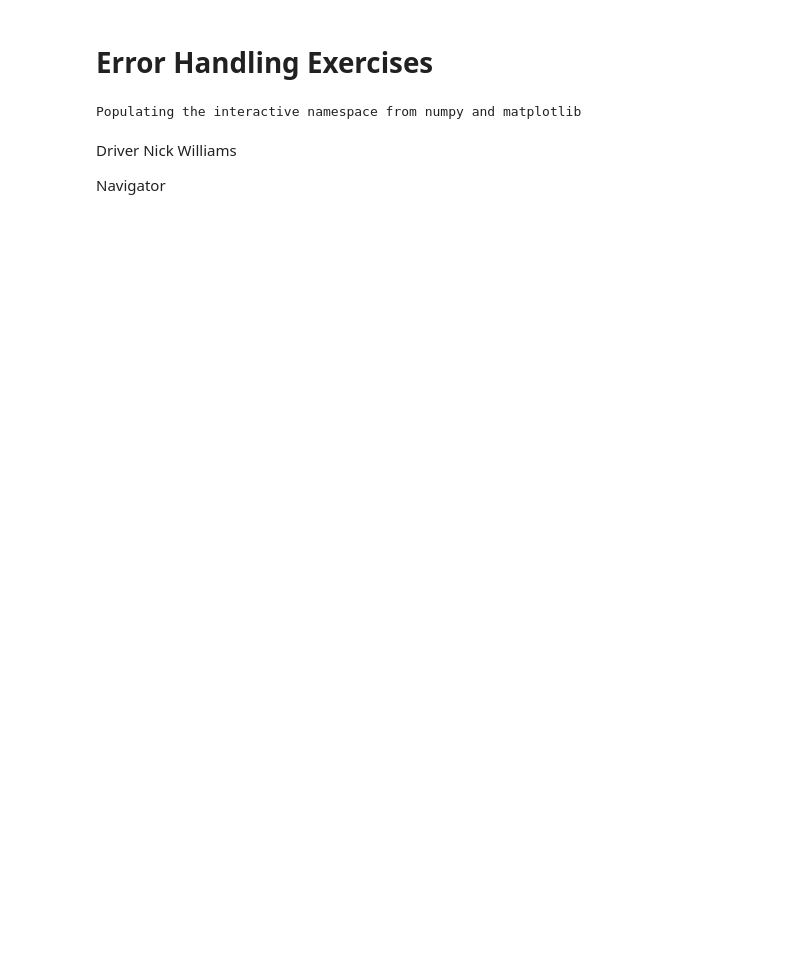
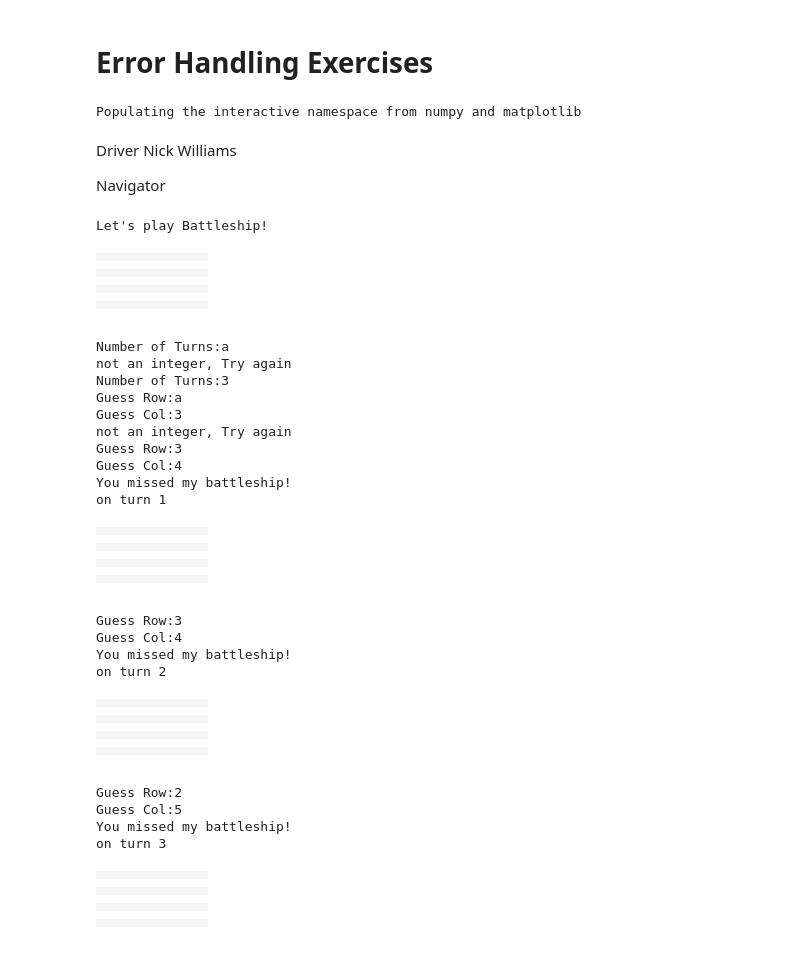
Before and after one commit to nwilli14/PHYS202-S14, a Jupyter notebook: iPython/ErrorHandlingExercies.ipynb, the cells around one changed output. Drawn from its saved outputs; the diff is of its cells as text; code cells hidden in the pictures; blank space fills up the shorter version.

```diff
--- a/iPython/ErrorHandlingExercies.ipynb
+++ b/iPython/ErrorHandlingExercies.ipynb
@@ -22,7 +22,16 @@ def random_row(grid):
 
 def random_col(grid):
     return randint(2, grid.height - 1)
-my_turns = int(raw_input("Number of Turns:"))
+
+while True:
+    int_turns = raw_input("Number of Turns:")
+    try:
+        my_turns = int(int_turns)
+        break
+    except ValueError as err:
+        print "not an integer, Try again"
+        continue
+
 turn = 0
 
 random_num = randint (0, 1)
@@ -44,8 +53,17 @@ elif random_num == 1:
     ship_row2 = False
 
 for trn in range(my_turns + 1):
-    guess_row = int(raw_input("Guess Row:")) - 1
-    guess_col = int(raw_input("Guess Col:")) - 1
+    while True:
+            int_guess_row = raw_input("Guess Row:")
+            int_guess_col = raw_input("Guess Col:")
+            try:
+                guess_row = int(int_guess_row) - 1
+                guess_col = int(int_guess_col) - 1
+                break
+
+            except ValueError as err:
+                print "not an integer, Try again"
+                continue
 
     if guess_row == ship_row and guess_col == ship_col:
         grid[ship_row, ship_col].red = 255
@@ -104,31 +122,83 @@ for trn in range(my_turns + 1):
     and (grid[ship_row2, ship_col].red == 255 or grid[ship_row, ship_col2] == 255):
         print "You sunk my Battleship"
         grid.show()
         break
 
-    elif turn == my_turns:
+    elif turn == my_turns + 1:
         if random_num == 0:
             grid[ship_row, ship_col].red = 255
             grid[ship_row, ship_col].green = 0
             grid[ship_row, ship_col].blue = 0
             grid[ship_row1, ship_col].red = 255
             grid[ship_row1, ship_col].green = 0
             grid[ship_row1, ship_col].blue = 0
             grid[ship_row2, ship_col].red = 255
             grid[ship_row2, ship_col].green = 0
             grid[ship_row2, ship_col].blue = 0
             print "Game Over"
 
         elif random_num == 1:
             grid[ship_row, ship_col].red = 255
             grid[ship_row, ship_col].green = 0
             grid[ship_row, ship_col].blue = 0
             grid[ship_row, ship_col1].red = 255
             grid[ship_row, ship_col1].green = 0
             grid[ship_row, ship_col1].blue = 0
             grid[ship_row, ship_col2].red = 255
             grid[ship_row, ship_col2].green = 0
             grid[ship_row, ship_col2].blue = 0
             print "Game Over"
 
     grid.show()
+# %% [output]
+Let's play Battleship!
+|  |  |  |  |  |  |  |  |
+|  |  |  |  |  |  |  |  |
+|  |  |  |  |  |  |  |  |
+|  |  |  |  |  |  |  |  |
+|  |  |  |  |  |  |  |  |
+|  |  |  |  |  |  |  |  |
+|  |  |  |  |  |  |  |  |
+|  |  |  |  |  |  |  |  |
+Number of Turns:a
+not an integer, Try again
+Number of Turns:3
+Guess Row:a
+Guess Col:3
+not an integer, Try again
+Guess Row:3
+Guess Col:4
+You missed my battleship!
+on turn 1
+|  |  |  |  |  |  |  |  |
+|  |  |  |  |  |  |  |  |
+|  |  |  |  |  |  |  |  |
+|  |  |  |  |  |  |  |  |
+|  |  |  |  |  |  |  |  |
+|  |  |  |  |  |  |  |  |
+|  |  |  |  |  |  |  |  |
+|  |  |  |  |  |  |  |  |
+Guess Row:3
+Guess Col:4
+You missed my battleship!
+on turn 2
+|  |  |  |  |  |  |  |  |
+|  |  |  |  |  |  |  |  |
+|  |  |  |  |  |  |  |  |
+|  |  |  |  |  |  |  |  |
+|  |  |  |  |  |  |  |  |
+|  |  |  |  |  |  |  |  |
+|  |  |  |  |  |  |  |  |
+|  |  |  |  |  |  |  |  |
+Guess Row:2
+Guess Col:5
+You missed my battleship!
+on turn 3
+|  |  |  |  |  |  |  |  |
+|  |  |  |  |  |  |  |  |
+|  |  |  |  |  |  |  |  |
+|  |  |  |  |  |  |  |  |
+|  |  |  |  |  |  |  |  |
+|  |  |  |  |  |  |  |  |
+|  |  |  |  |  |  |  |  |
+|  |  |  |  |  |  |  |  |
```
Also changed, not shown: parts of 4 cells of this notebook, 5 other files.
